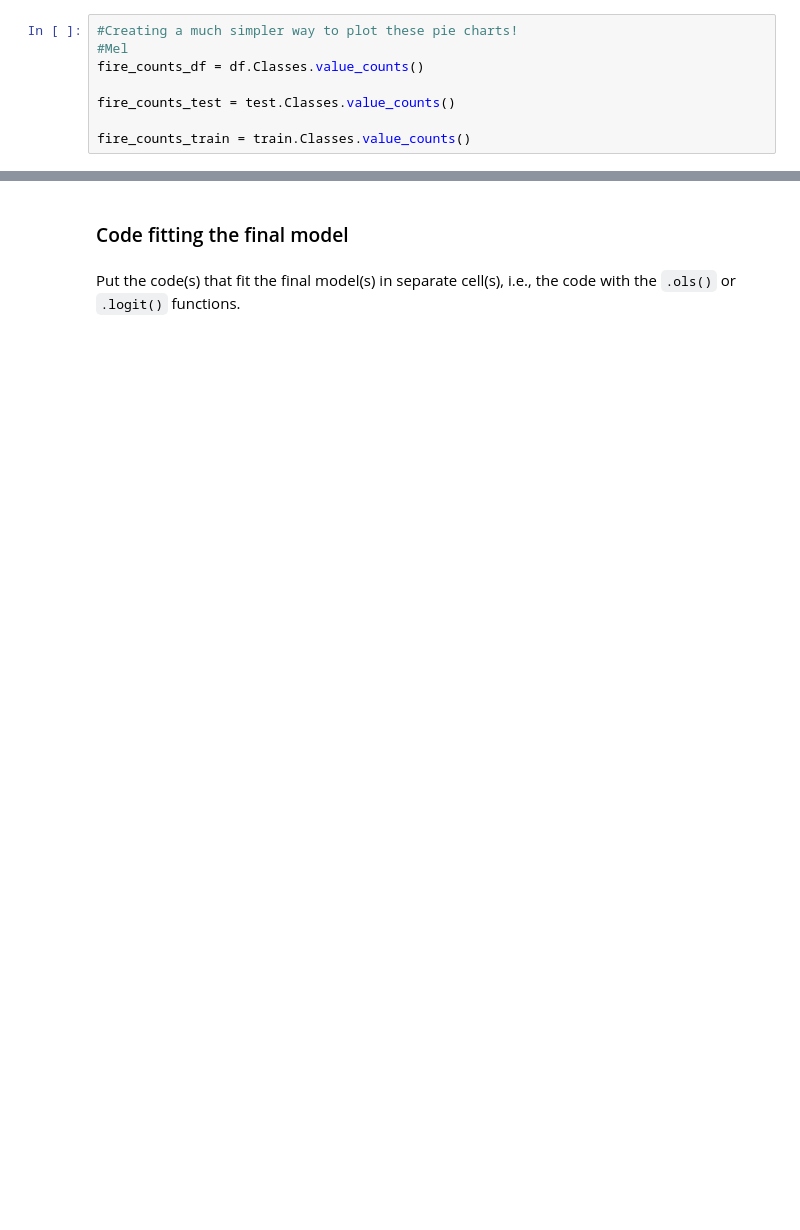
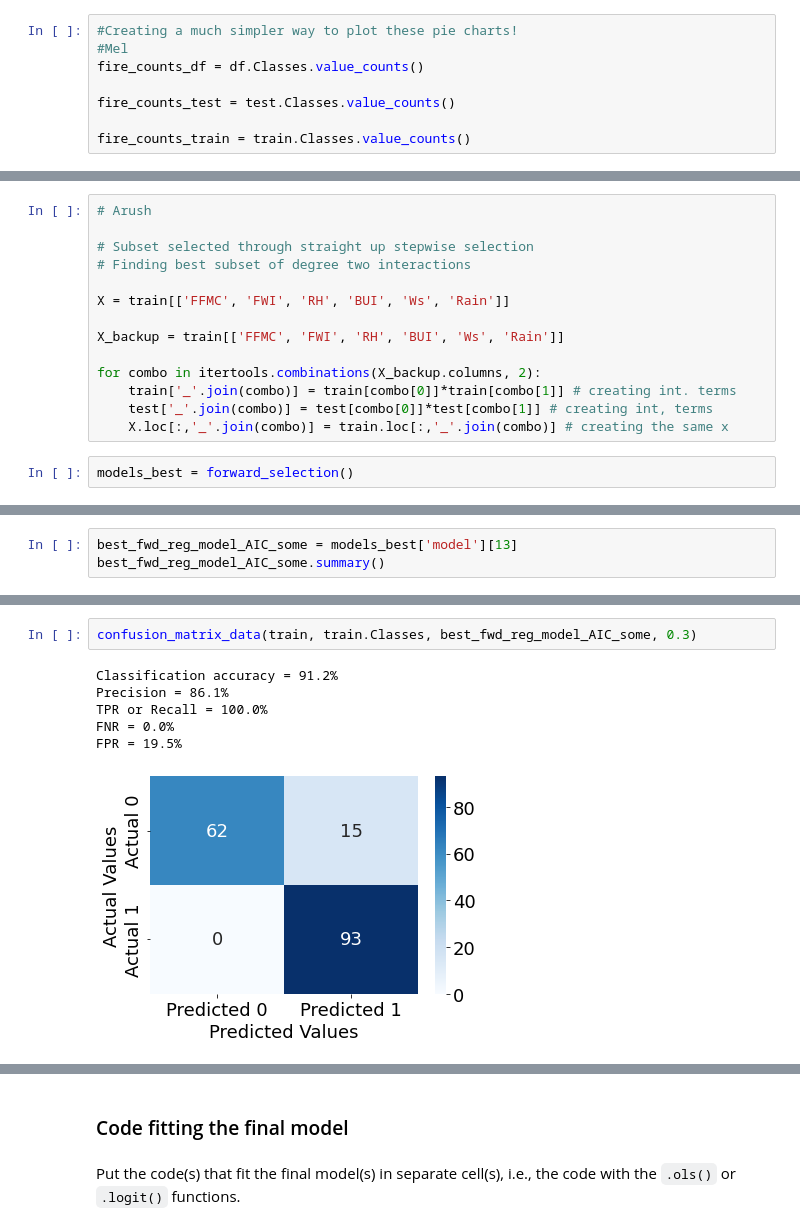
Before and after one commit to ArushIyer12/303-1Project, a Jupyter notebook: Project Code.ipynb, the cells around one changed output, grey strips where cells are left out. Saved outputs shown, nothing was run; the diff lists cells and outputs as text; blank space fills up the shorter version.

```diff
--- a/Project Code.ipynb
+++ b/Project Code.ipynb
@@ -345,0 +509,16 @@ Put code with comments. The comments should explain the code such that it can be
+# %%
+# Arush
+
+# Subset selected through straight up stepwise selection
+# Finding best subset of degree two interactions
+
+X = train[['FFMC', 'FWI', 'RH', 'BUI', 'Ws', 'Rain']]
+
+X_backup = train[['FFMC', 'FWI', 'RH', 'BUI', 'Ws', 'Rain']]
+
+for combo in itertools.combinations(X_backup.columns, 2):
+    train['_'.join(combo)] = train[combo[0]]*train[combo[1]] # creating int. terms
+    test['_'.join(combo)] = test[combo[0]]*test[combo[1]] # creating int, terms
+    X.loc[:,'_'.join(combo)] = train.loc[:,'_'.join(combo)] # creating the same x
+# %%
+models_best = forward_selection()
@@ -345,0 +553,3 @@ Put code with comments. The comments should explain the code such that it can be
+# %%
+best_fwd_reg_model_AIC_some = models_best['model'][13]
+best_fwd_reg_model_AIC_some.summary()
@@ -345,0 +590,9 @@ Put code with comments. The comments should explain the code such that it can be
+# %%
+confusion_matrix_data(train, train.Classes, best_fwd_reg_model_AIC_some, 0.3)
+# %% [output]
+Classification accuracy = 91.2%
+Precision = 86.1%
+TPR or Recall = 100.0%
+FNR = 0.0%
+FPR = 19.5%
+[figure, added]
```
Also changed, not shown: parts of 21 cells of this notebook, 1 other file.
